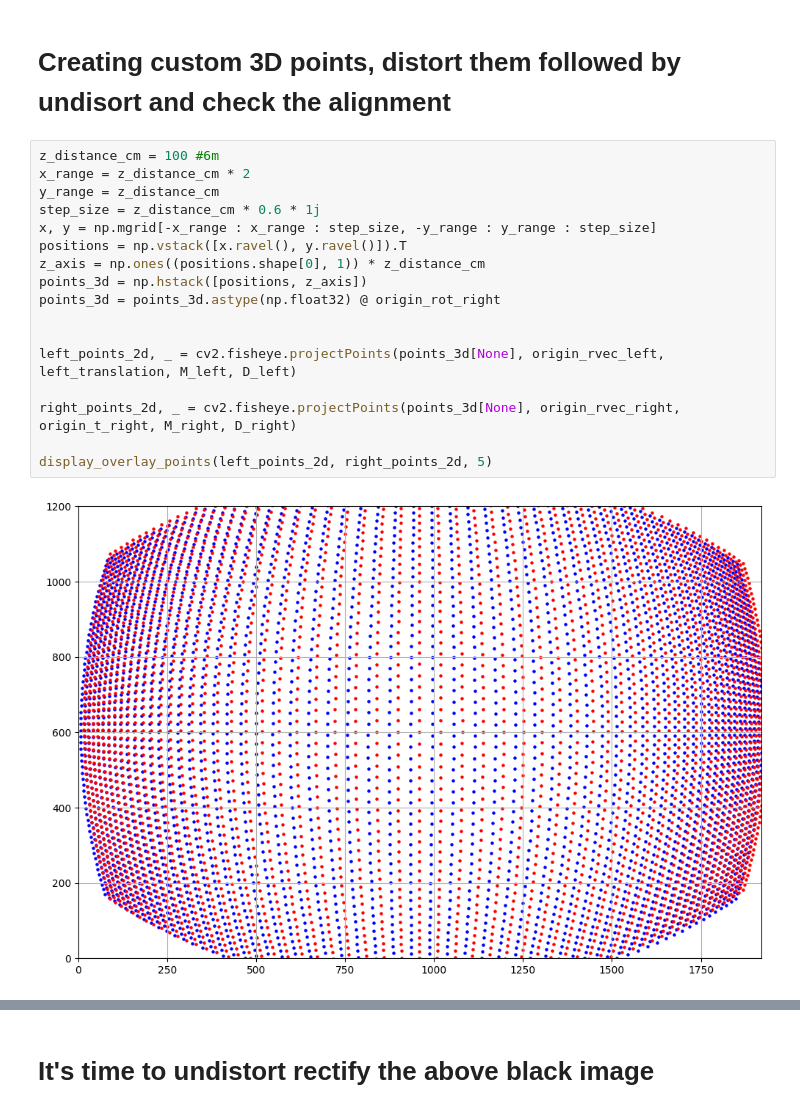
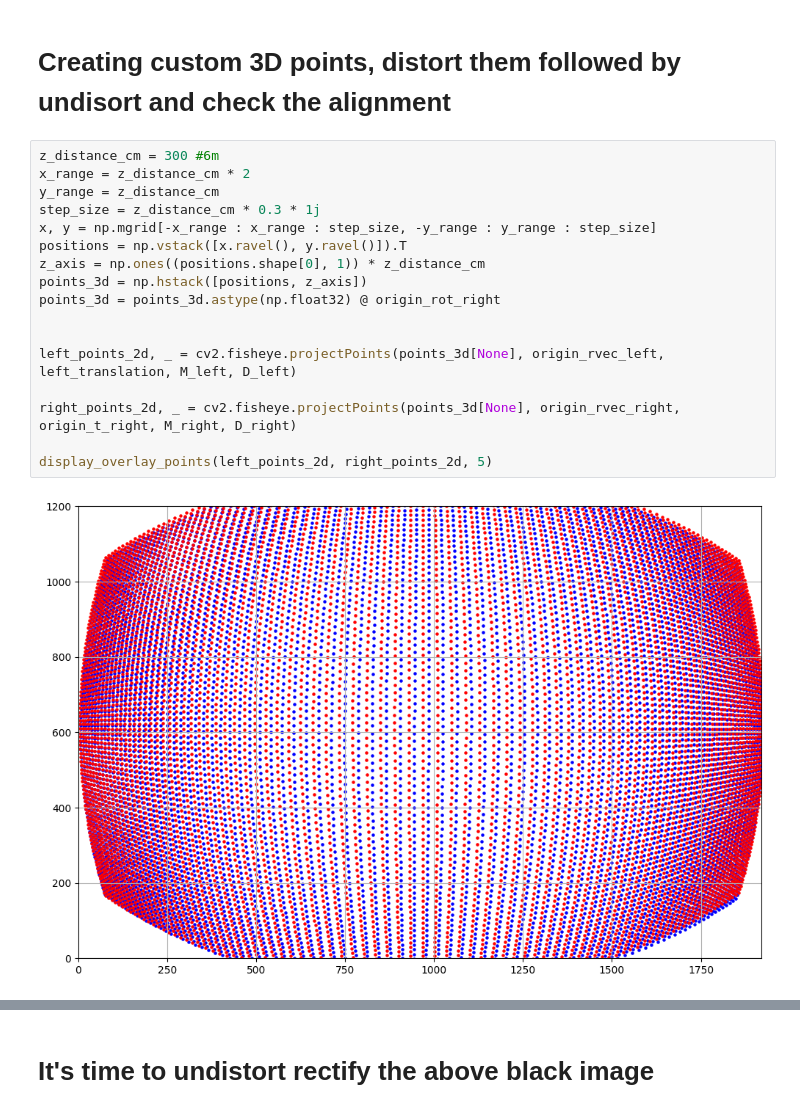
Before and after one commit to luxonis/depthai-experiments, a Jupyter notebook: distortion_characterization/virtual_distorted_Camera_007.ipynb, the cells around one changed output, grey strips where cells are left out. Saved outputs shown, nothing was run; the diff lists cells and outputs as text.

```diff
--- a/distortion_characterization/virtual_distorted_Camera_007.ipynb
+++ b/distortion_characterization/virtual_distorted_Camera_007.ipynb
@@ -109,24 +109,24 @@ mapXR, mapYR = cv2.fisheye.initUndistortRectifyMap(M_right, D_right[:4], R2, M_f
 # %% [markdown]
 # Creating custom 3D points, distort them followed by undisort and check the alignment
 # %%
-z_distance_cm = 100 #6m
+z_distance_cm = 300 #6m
 x_range = z_distance_cm * 2
 y_range = z_distance_cm
-step_size = z_distance_cm * 0.6 * 1j
+step_size = z_distance_cm * 0.3 * 1j
 x, y = np.mgrid[-x_range : x_range : step_size, -y_range : y_range : step_size]
 positions = np.vstack([x.ravel(), y.ravel()]).T
 z_axis = np.ones((positions.shape[0], 1)) * z_distance_cm
 points_3d = np.hstack([positions, z_axis])
 points_3d = points_3d.astype(np.float32) @ origin_rot_right
 
 
 left_points_2d, _ = cv2.fisheye.projectPoints(points_3d[None], origin_rvec_left, left_translation, M_left, D_left)
 
 right_points_2d, _ = cv2.fisheye.projectPoints(points_3d[None], origin_rvec_right, origin_t_right, M_right, D_right)
 
 display_overlay_points(left_points_2d, right_points_2d, 5)
 # %% [output]
-[figure, old version]
+[figure, new version]
 # %%
 image = np.zeros((size[1], size[0], 3), dtype=np.uint8)
 left_image = np.zeros((size[1], size[0], 3), dtype=np.uint8)
```
Also changed, not shown: parts of 13 cells of this notebook, 7 other files.
